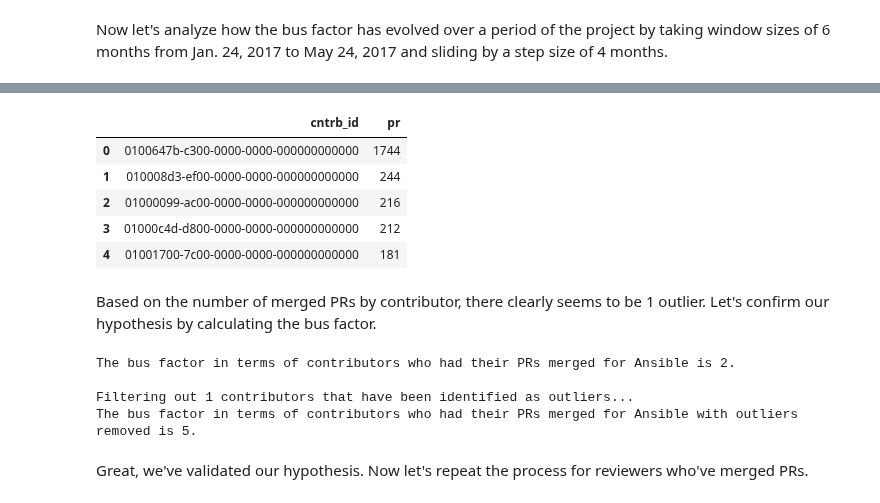
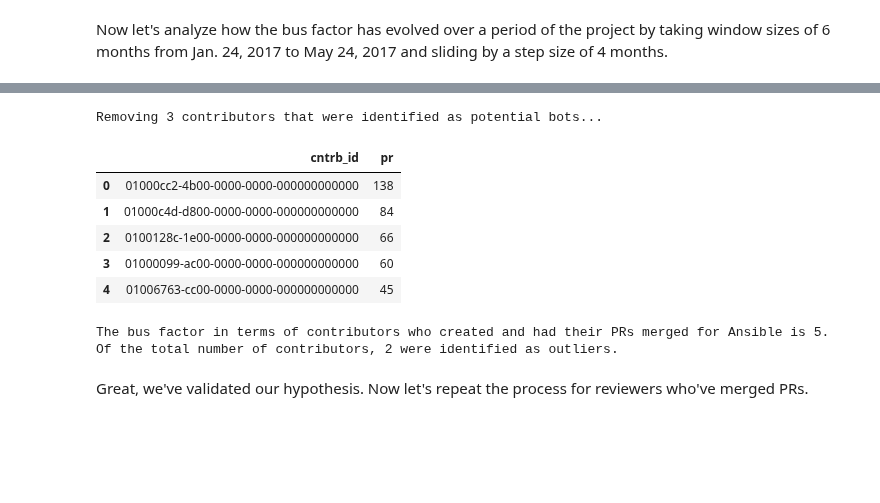
Before and after one commit to oss-aspen/Rappel, a Jupyter notebook: notebooks/bus-factor.ipynb, the cells around one changed output, grey strips where cells are left out. Cells and saved outputs as stored; diff of their text form; code cells hidden in the pictures; blank space fills up the shorter version.

```diff
--- a/notebooks/bus-factor.ipynb
+++ b/notebooks/bus-factor.ipynb
@@ -56,6 +56,21 @@ def get_df(repo_query):
         conn['date'] = pd.to_datetime(conn['date'])
     conn.drop('index', axis=1, inplace=True)
     return conn
+# %%
+def remove_bots(df):
+    '''
+    :param df: DataFrame
+    returns a DataFrame with potential bots removed
+    '''
+    # identify bots as contributors with bot in their email
+    # filter for rows in df where the email column value contains 'bot'
+    filter = df['email'].str.contains('bot')
+    # filter out said rows
+    print(f'Removing {len(df[filter])} contributors that were identified as potential bots...')
+    df = df[~filter]
+    # drop email column since it is no longer needed
+    df = df.drop('email', axis=1)
+    return df
 # %%
 def preprocess_df(df, activity):
     '''
@@ -63,8 +78,11 @@ def preprocess_df(df, activity):
     :param activity: A string indicating the type of contribution
     returns a DataFrame where the columns are the cntrb_ids and number of commits they've made
     '''
+    # remove potential bots
+    df = remove_bots(df)
     # count the number of contributions per contributor
     df = (df.groupby('cntrb_id')[activity].count()).to_frame()
+    # sort rows according to amount of activity in descending order
     df.sort_values(by=activity, ascending=False, inplace=True)
     df = df.reset_index()
     return df
@@ -318,27 +335,19 @@ display(conn_pr)
 # %%
-prs_cntrb = conn_pr[['pr', 'pr_merged_at', 'cntrb_id']]
-prs_cntrb = preprocess_df(prs_cntrb, activity='pr')
-display(prs_cntrb.head())
+pr_created = preprocess_df(conn_pr_created, activity='pr')
+display(pr_created.head())
 # %% [output]
+Removing 3 contributors that were identified as potential bots...
 |  | cntrb_id | pr |
-| 0 | 0100647b-c300-0000-0000-000000000000 | 1744 |
-| 1 | 010008d3-ef00-0000-0000-000000000000 | 244 |
-| 2 | 01000099-ac00-0000-0000-000000000000 | 216 |
-| 3 | 01000c4d-d800-0000-0000-000000000000 | 212 |
-| 4 | 01001700-7c00-0000-0000-000000000000 | 181 |
+| 0 | 01000cc2-4b00-0000-0000-000000000000 | 138 |
+| 1 | 01000c4d-d800-0000-0000-000000000000 | 84 |
+| 2 | 0100128c-1e00-0000-0000-000000000000 | 66 |
+| 3 | 01000099-ac00-0000-0000-000000000000 | 60 |
+| 4 | 01006763-cc00-0000-0000-000000000000 | 45 |
-# %% [markdown]
-Based on the number of merged PRs by contributor, there clearly seems to be 1 outlier. Let's confirm our hypothesis by calculating the bus factor.
 # %%
-bf_prs_cntrbs, cntrb_ids, _ = calc_bus_factor(prs_cntrb, activity='pr', threshold=0.50, remove_outliers=False)
-print(f'The bus factor in terms of contributors who had their PRs merged for {repo_name} is {bf_prs_cntrbs}.')
-print(' ')
-bf_no_outliers_prs_cntrbs, cntrb_ids, num_outliers = calc_bus_factor(prs_cntrb, activity='pr', threshold=0.50, remove_outliers=True)
-print(f'Filtering out {num_outliers} contributors that have been identified as outliers...')
-print(f'The bus factor in terms of contributors who had their PRs merged for {repo_name} with outliers removed is {bf_no_outliers_prs_cntrbs}.')
+bf_pr_created, cntrb_ids, num_outliers = calc_bus_factor(pr_created, activity='pr', threshold=0.50)
+print(f'The bus factor in terms of contributors who created and had their PRs merged for {repo_name} is {bf_pr_created}.\nOf the total number of contributors, {num_outliers} were identified as outliers.')
 # %% [output]
-The bus factor in terms of contributors who had their PRs merged for Ansible is 2.
-
-Filtering out 1 contributors that have been identified as outliers...
-The bus factor in terms of contributors who had their PRs merged for Ansible with outliers removed is 5.
+The bus factor in terms of contributors who created and had their PRs merged for Ansible is 5.
+Of the total number of contributors, 2 were identified as outliers.
 # %% [markdown]
 Great, we've validated our hypothesis. Now let's repeat the process for reviewers who've merged PRs.
```
Also changed, not shown: parts of 31 cells of this notebook.
